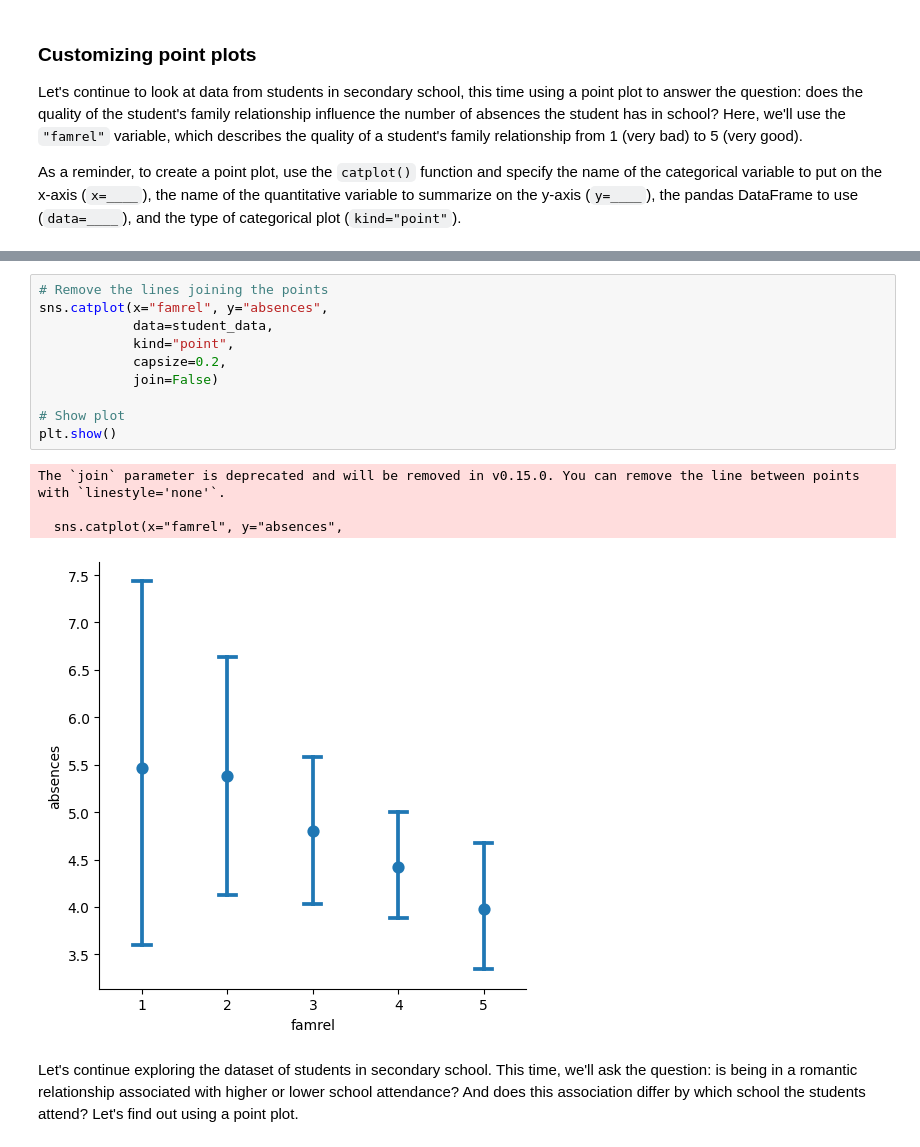
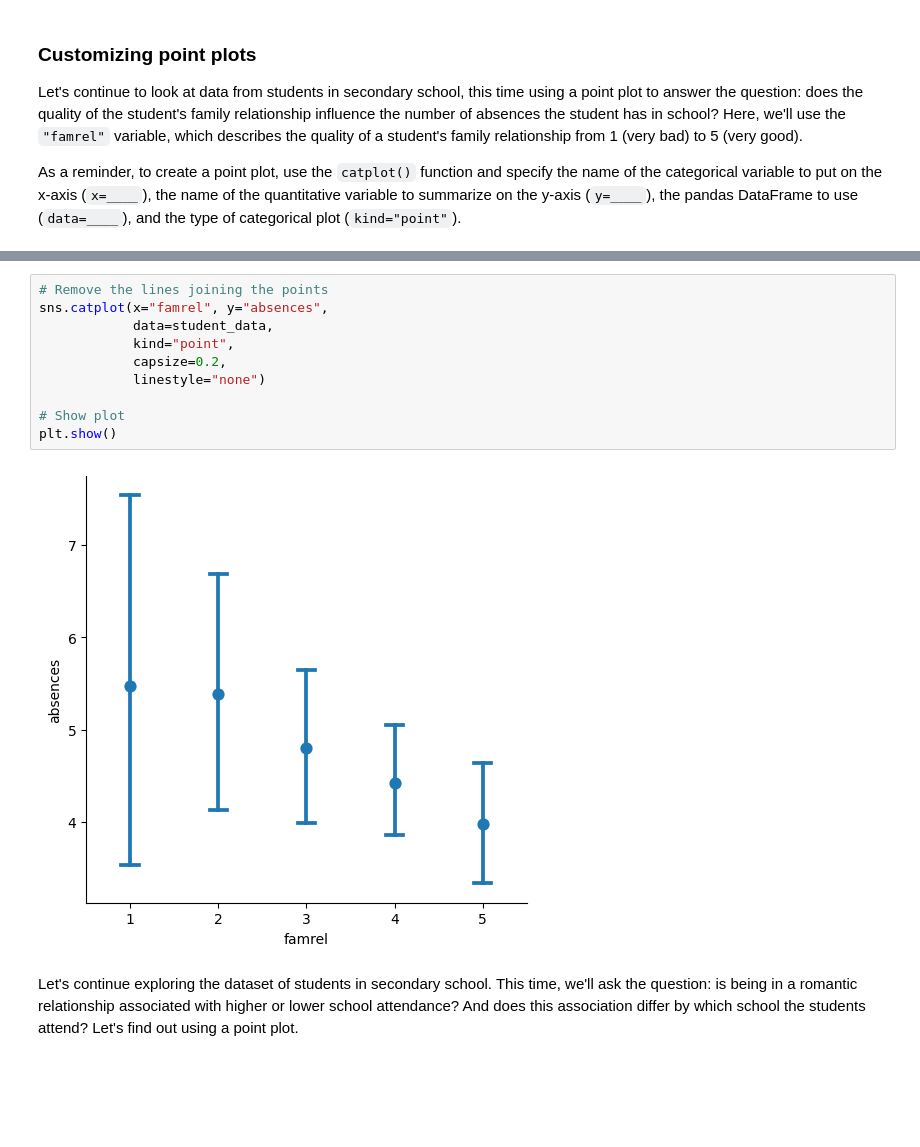
Before and after one commit to jhlopesalves/data-science-notebooks, a Jupyter notebook: Python/Intro to Seaborn/introduction_to_seaborn.ipynb, the cells around one changed output, grey strips where cells are left out. Drawn from its saved outputs; the diff is of its cells as text; blank space fills up the shorter version.

Commit message:
Changing plot style and color

```diff
--- a/Python/Intro to Seaborn/introduction_to_seaborn.ipynb
+++ b/Python/Intro to Seaborn/introduction_to_seaborn.ipynb
@@ -563,18 +563,15 @@ plt.show()
 # %%
 # Remove the lines joining the points
 sns.catplot(x="famrel", y="absences",
 			data=student_data,
             kind="point",
             capsize=0.2,
-            join=False)
+            linestyle="none")
 
 # Show plot
 plt.show()
 # %% [output]
-The `join` parameter is deprecated and will be removed in v0.15.0. You can remove the line between points with `linestyle='none'`.
-
-  sns.catplot(x="famrel", y="absences",
-[figure, old version]
+[figure, new version]
 # %% [markdown]
 Let's continue exploring the dataset of students in secondary school. This time, we'll ask the question: is being in a romantic relationship associated with higher or lower school attendance? And does this association differ by which school the students attend? Let's find out using a point plot.
 # %%
```
Also changed, not shown: parts of 9 cells of this notebook.
